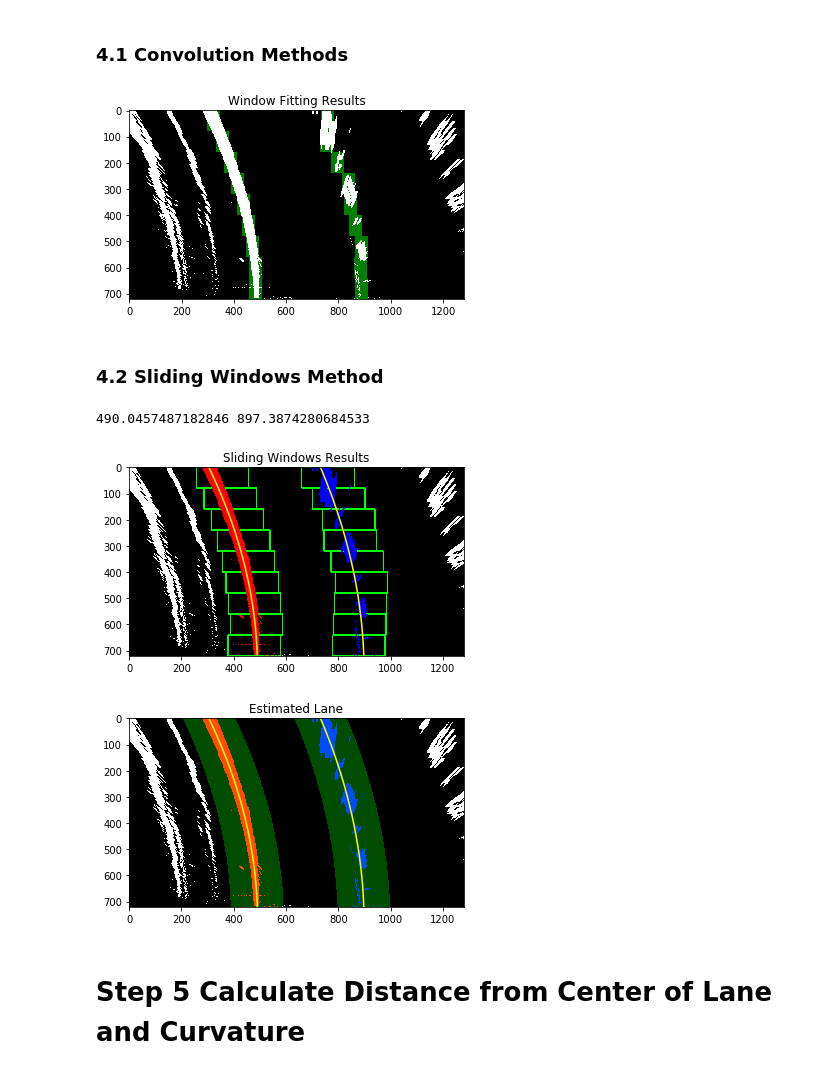
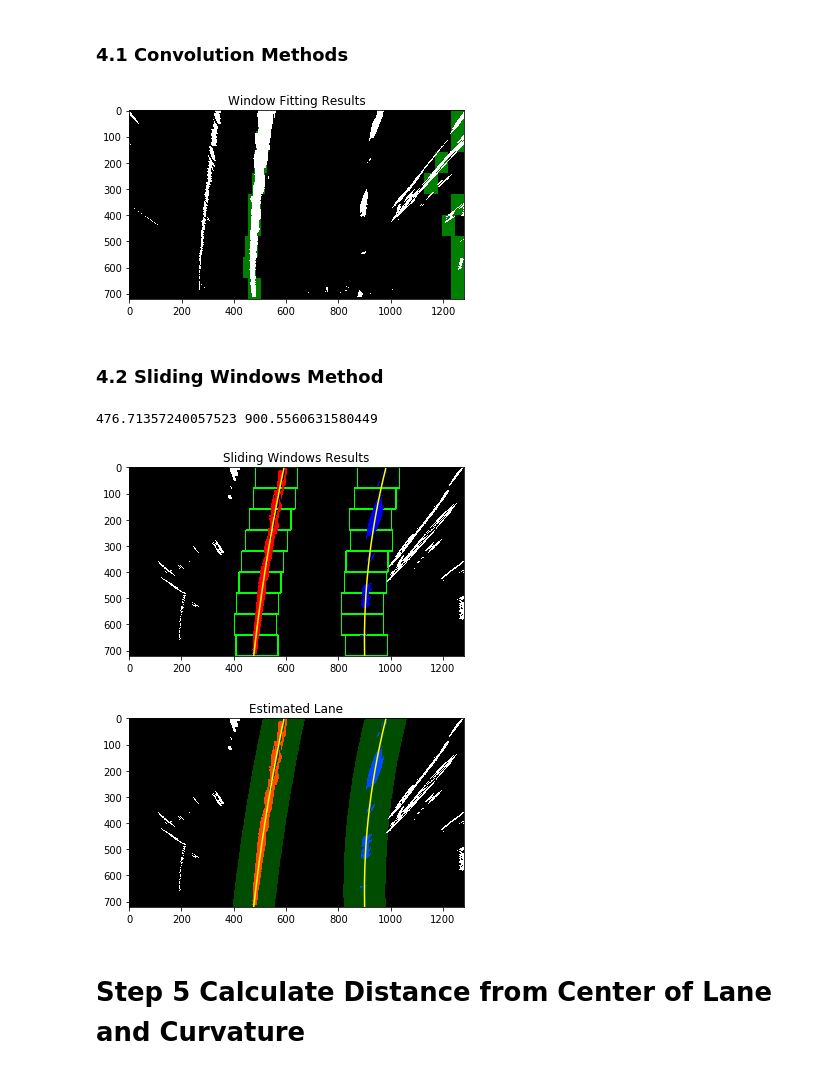
Before and after one commit to JohnGee96/CarND-Advanced-Lane-Lines, a Jupyter notebook: advLaneFinding.ipynb, the cells around one changed output. Drawn from its saved outputs; the diff is of its cells as text; code cells hidden in the pictures.

```diff
--- a/advLaneFinding.ipynb
+++ b/advLaneFinding.ipynb
@@ -87,8 +96,8 @@ from calibrate import bird_eye_view
 TEST_IMG_PATH = "./test_images/straight_lines2.jpg"
 orig_img = mpimg.imread(TEST_IMG_PATH)
 
-offset = 250
-corners = np.float32([[190,720],[600,447],[685,447],[1125,720]])
+offset = 260
+corners = np.float32([[190,720],[585,455],[700,455],[1130,720]])
 dst = np.float32([[corners[0][0] + offset, corners[0][1]],
                       [corners[0][0] + offset, 0],
                       [corners[3][0] - offset, 0],
@@ -129,10 +138,10 @@ def pipeline(img_path, coef_path="./presets/calibrate.p"):
     img = mpimg.imread(img_path)
     img = calibrate.undistort(img, mtx, dist)
     binary, _ = imgfilter.binarize(img)
-    bird_eye, _, Minv = calibrate.bird_eye_view(binary)
+    bird_eye, _, Minv = calibrate.bird_eye_view(binary, offset, corners)
     return bird_eye, Minv
 
-TEST_IMG_PATH = "./test_images/test2.jpg"
+TEST_IMG_PATH = "./test_images/test1.jpg"
 orig_img = mpimg.imread(TEST_IMG_PATH)
 bird_eye, _, _ = calibrate.bird_eye_view(orig_img)
 filtered_bird_eye, Minv = pipeline(TEST_IMG_PATH)
@@ -235,7 +244,7 @@ plt.title('Window Fitting Results')
 plt.savefig('./img/conv_win.jpg')
 plt.show()
 # %% [output]
-[figure, old version]
+[figure, new version]
 # %% [markdown]
 ### 4.2 Sliding Windows Method
 # %%
@@ -244,7 +253,7 @@ import numpy as np
 import cv2
 import matplotlib.pyplot as plt
 
-TEST_IMG_PATH = "./test_images/test2.jpg"
+TEST_IMG_PATH = "./test_images/test6.jpg"
 filtered_bird_eye, Minv = pipeline(TEST_IMG_PATH)
 warped = filtered_bird_eye
 
@@ -274,7 +283,7 @@ nonzerox = np.array(nonzero[1])
 leftx_current = leftx_base
 rightx_current = rightx_base
 # Set the width of the windows +/- margin
-margin = 100
+margin = 80
 # Set minimum number of pixels found to recenter window
 minpix = 50
 # Create empty lists to receive left and right lane pixel indices
@@ -317,35 +326,35 @@ right_lane_inds = np.concatenate(right_lane_inds)
 # Extract left and right line pixel positions
 leftx = nonzerox[left_lane_inds]
 lefty = nonzeroy[left_lane_inds]
 rightx = nonzerox[right_lane_inds]
 righty = nonzeroy[right_lane_inds]
 
 
 # Fit a second order polynomial to each
 left_fit = np.polyfit(lefty, leftx, 2)
 right_fit = np.polyfit(righty, rightx, 2)
 
 # Visualization
 # Generate x and y values for plotting
 ploty = np.linspace(0, warped.shape[0]-1, warped.shape[0] )
 left_fitx = left_fit[0]*ploty**2 + left_fit[1]*ploty + left_fit[2]
 right_fitx = right_fit[0]*ploty**2 + right_fit[1]*ploty + right_fit[2]
 
 print(left_fitx[-1], right_fitx[-1])
 
 out_img[nonzeroy[left_lane_inds], nonzerox[left_lane_inds]] = [255, 0, 0]
 out_img[nonzeroy[right_lane_inds], nonzerox[right_lane_inds]] = [0, 0, 255]
 plt.imshow(out_img)
 plt.plot(left_fitx, ploty, color='yellow')
 plt.plot(right_fitx, ploty, color='yellow')
 plt.xlim(0, 1280)
 plt.ylim(720, 0)
 plt.title("Sliding Windows Results")
 plt.savefig('./img/slide_win.jpg')
 plt.show()
 # %% [output]
-490.0457487182846 897.3874280684533
+476.71357240057523 900.5560631580449
-[figure, old version]
+[figure, new version]
 # %%
 # Create an image to draw on and an image to show the selection window
 out_img = np.dstack((warped, warped, warped))*255
@@ -378,7 +387,7 @@ plt.title("Estimated Lane")
 plt.savefig('./img/lane_drawn.jpg')
 plt.show()
 # %% [output]
-[figure, old version]
+[figure, new version]
 # %% [markdown]
 # Step 5 Calculate Distance from Center of Lane and Curvature
 # %%
```
Also changed, not shown: parts of 11 cells of this notebook, 11 other files.
